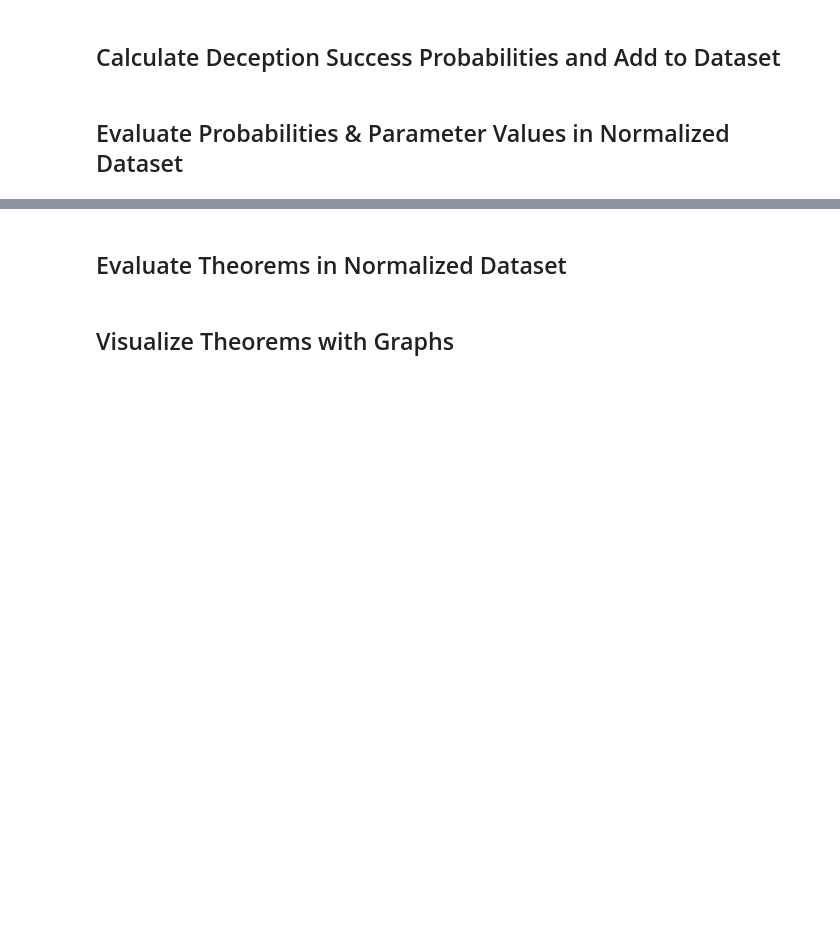
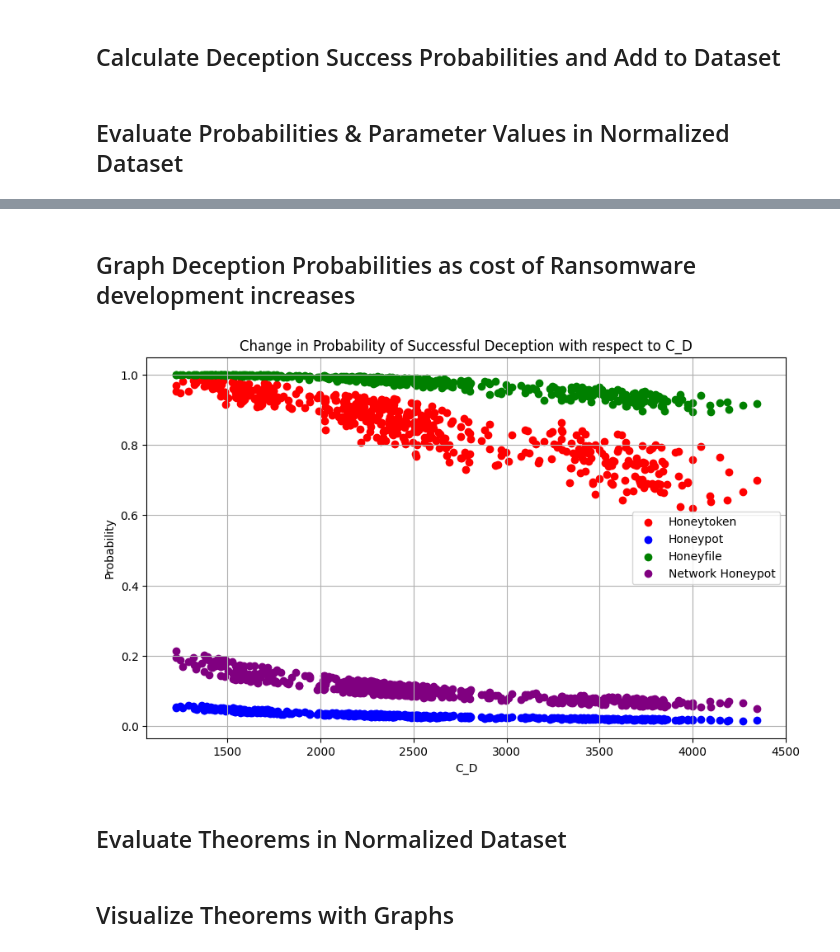
Before and after one commit to LillianaMS/gt_dd_ransomware, a Jupyter notebook: create_dataSet_02.ipynb, the cells around one changed output, grey strips where cells are left out. Saved outputs shown, nothing was run; the diff lists cells and outputs as text; code cells hidden in the pictures; blank space fills up the shorter version.

```diff
--- a/create_dataSet_02.ipynb
+++ b/create_dataSet_02.ipynb
@@ -323,3 +346,35 @@ xi median:  0.6826352927340799
+# %% [markdown]
+## Graph Deception Probabilities as cost of Ransomware development increases
+# %%
+import pandas as pd
+import matplotlib.pyplot as plt
+
+# Assuming 'updated_df' is your DataFrame
+
+# Select the columns 'ro', 'tao', 'gamma', 'xi', and 'R_i'
+selected_columns = ['ro', 'tao', 'gamma', 'xi', 'C_D']
+selected_df = updated_df[selected_columns]
+
+# Create the scatter plot
+plt.figure(figsize=(10, 6))
+
+# 'R_i' values on the x-axis, 'ro' values on the y-axis, with color 'red'
+plt.scatter(selected_df['C_D'], selected_df['ro'], color='red', label='Honeytoken')
+# 'R_i' values on the x-axis, 'tao' values on the y-axis, with color 'blue'
+plt.scatter(selected_df['C_D'], selected_df['tao'], color='blue', label='Honeypot')
+# 'R_i' values on the x-axis, 'gamma' values on the y-axis, with color 'green'
+plt.scatter(selected_df['C_D'], selected_df['gamma'], color='green', label='Honeyfile')
+# 'R_i' values on the x-axis, 'xi' values on the y-axis, with color 'purple'
+plt.scatter(selected_df['C_D'], selected_df['xi'], color='purple', label='Network Honeypot')
+
+plt.xlabel('C_D')
+plt.ylabel('Probability')
+plt.title('Change in Probability of Successful Deception with respect to C_D')
+plt.legend()
+plt.grid(True)
+plt.show()
+# %% [output]
+[figure, added]
 # %% [markdown]
 ## Evaluate Theorems in Normalized Dataset
 # %%
```
Also changed, not shown: parts of 7 cells of this notebook, 1 other file.
